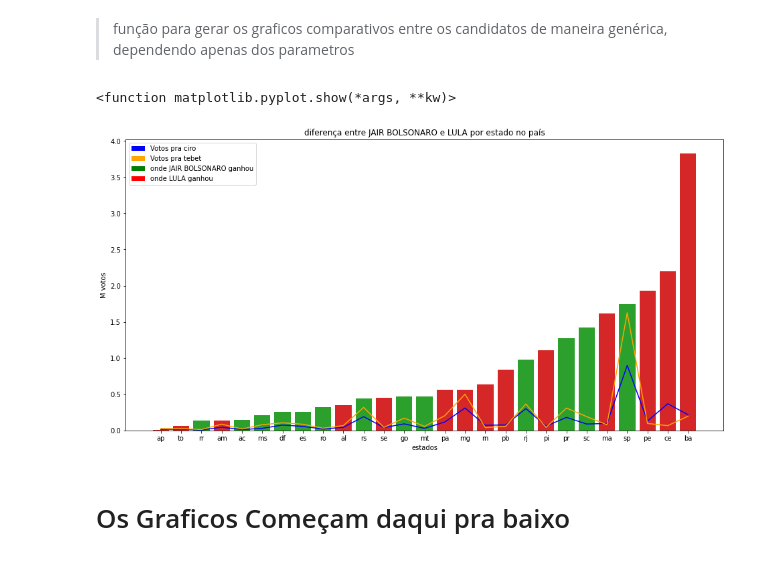
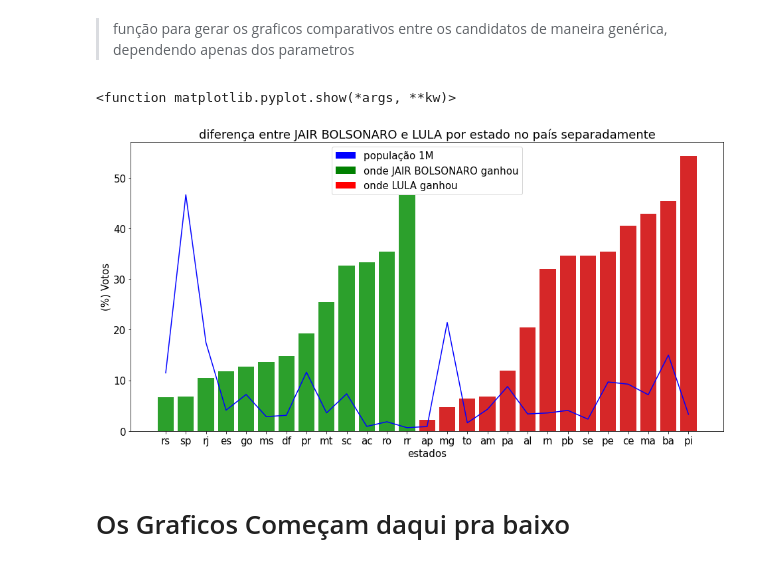
Before and after one commit to luisArthurRodriguesDaSilva/analise-eleicoes-brasileiras-2022, a Jupyter notebook: apuração.ipynb, the cells around one changed output. Drawn from its saved outputs; the diff is of its cells as text; code cells hidden in the pictures.

Commit message:
dados população x estado adicionada

```diff
--- a/apuração.ipynb
+++ b/apuração.ipynb
@@ -62,3 +61,22 @@ completeUfsNames['AC']
+# %%
+import pandas as pd
+url = 'https://pt.wikipedia.org/wiki/Lista_de_unidades_federativas_do_Brasil_por_popula%C3%A7%C3%A3o'
+table = pd.read_html(url , match='Posição')
+ufs_population_data = table[0]
+region_population_data = table[1]
+
+def getPopulationByUf(uf,info = 'População (2021)'):
+  ufName = completeUfsNames[uf.upper()]
+  keysArray = list(ufs_population_data.keys()[0:].array)
+  positionOfInfo = keysArray.index(info)
+  usedData = ufs_population_data.values
+  #print(usedData)
+  try:
+    filteredUsedData = list(filter( lambda x: x[1] == ufName, usedData))[0]
+  except Exception as e:
+    return 'não encontrado'
+  requiredInfo = str(filteredUsedData[positionOfInfo])
+  return int(requiredInfo.replace(u'\xa0', ''))
 # %%
 def takeData(url):
   re=requests.get(url).json()
@@ -84,6 +102,7 @@ def getAllDataByUf(uf):
   for index, category in enumerate(categoryKeys):
     try:
       info[category] = takeData(gets[index](uf))
+      info['populacao'] = getPopulationByUf(uf)
     except:
       if uf == 'df':
         info[category] = 'df não tem prefeito'
@@ -170,19 +189,24 @@ def showDiffPerState(candidates, attr,category= 'Presidente',mode = 0, aditional
   plt.rcParams.update({'font.size': 15})
   return plt.show
 # %%
-def test1(ax,ordened_ufs):
-  counts = list(map( lambda uf: getCandidateScore(uf=uf,category='Presidente', candidate='CIRO GOMES', attr= 'Votos')/1000000,ordened_ufs))
-  ax.bar([0 ],[0 ], color = 'blue', label=f'Votos pra ciro')
+# def test1(ax,ordened_ufs):
+#   counts = list(map( lambda uf: getCandidateScore(uf=uf,category='Presidente', candidate='CIRO GOMES', attr= 'Votos')/1000000,ordened_ufs))
+#   ax.bar([0 ],[0 ], color = 'blue', label=f'Votos pra ciro')
+#   ax.plot(ordened_ufs,counts, color = 'blue')
+# def test2(ax,ordened_ufs):
+#   counts = list(map( lambda uf: getCandidateScore(uf=uf,category='Presidente', candidate='SIMONE TEBET', attr= 'Votos')/1000000,ordened_ufs))
+#   ax.bar([0 ],[0 ], color = 'orange', label=f'Votos pra tebet')
+#   ax.plot(ordened_ufs,counts, color = 'orange')
+def populacao(ax,ordened_ufs):
+  counts = list(map(lambda uf: electionsData[uf]['populacao']/1000000,ordened_ufs))
+  ax.bar([0 ],[0 ], color = 'blue', label=f'população 1M')
   ax.plot(ordened_ufs,counts, color = 'blue')
-def test2(ax,ordened_ufs):
-  counts = list(map( lambda uf: getCandidateScore(uf=uf,category='Presidente', candidate='SIMONE TEBET', attr= 'Votos')/1000000,ordened_ufs))
-  ax.bar([0 ],[0 ], color = 'orange', label=f'Votos pra tebet')
-  ax.plot(ordened_ufs,counts, color = 'orange')
 
-showDiffPerState(candidates = [BOLSONARO_TAG,LULA_TAG], attr='Votos',mode = 0, aditionalFuncs=[test1,test2])
+
+showDiffPerState(candidates = [BOLSONARO_TAG,LULA_TAG], attr='(%) Votos',mode = 1, aditionalFuncs=[populacao])
 # %% [output]
 <function matplotlib.pyplot.show(*args, **kw)>
-[figure, old version]
+[figure, new version]
 # %% [markdown]
 # Os Graficos Começam daqui pra baixo
 # %% [markdown]
```
Also changed, not shown: parts of 4 cells of this notebook.
